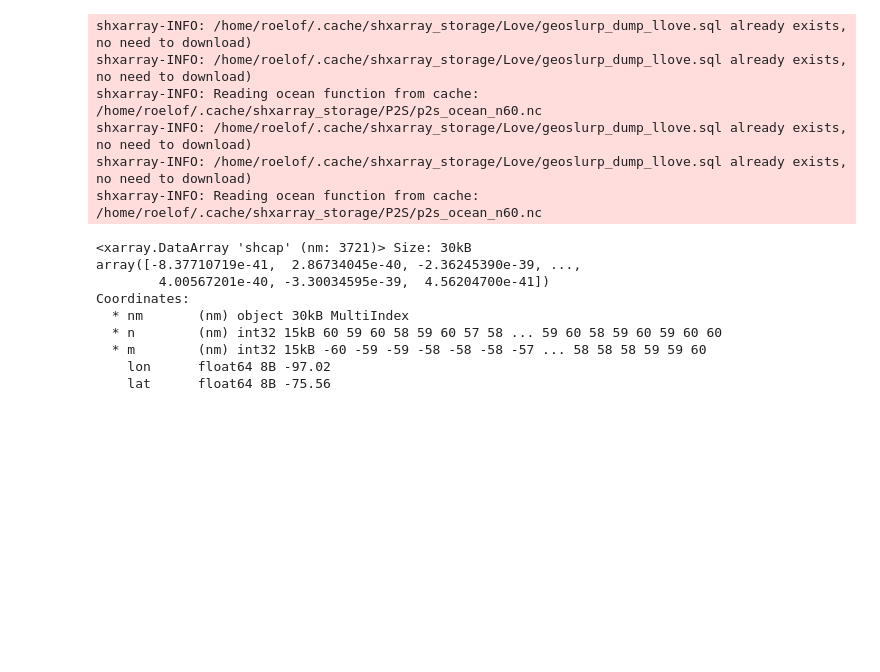
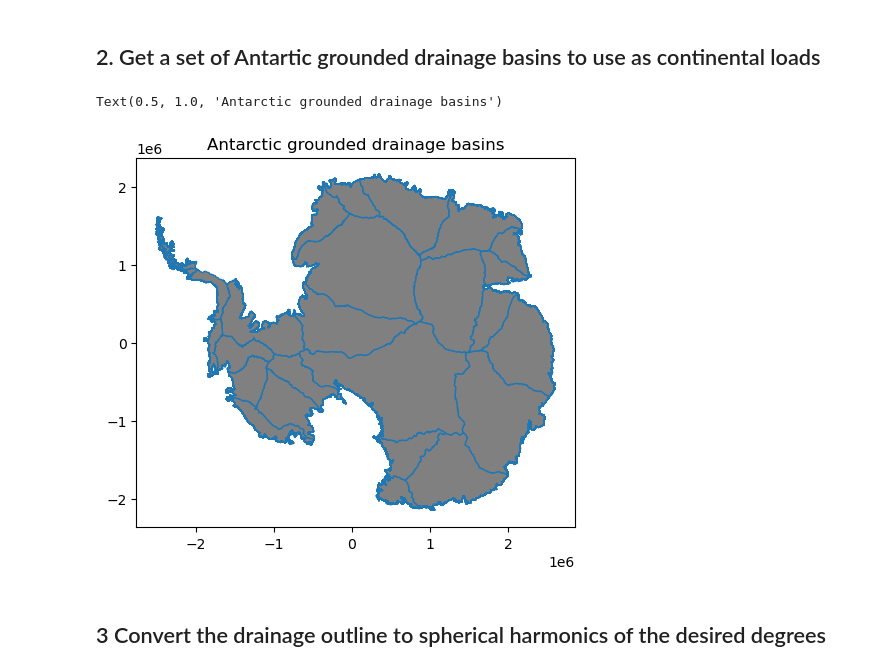
Before and after one commit to ITC-Water-Resources/shxarray, a Jupyter notebook: docs/source/notebooks/SealevelEquation.ipynb, the cells around one changed output. Saved outputs shown, nothing was run; the diff lists cells and outputs as text; code cells hidden in the pictures; blank space fills up the shorter version.

Commit message:
Updated sea level equation notebook and added function to create spherical harmonic coefficients form shapely polygons

```diff
--- a/docs/source/notebooks/SealevelEquation.ipynb
+++ b/docs/source/notebooks/SealevelEquation.ipynb
@@ -50,32 +26,27 @@ Data variables:
-# %%
-sle=SpectralSeaLevelSolver(dsoce.oceansh)
-sle_rot=SpectralSeaLevelSolver(dsoce.oceansh,rotfeedback=True)
-# display(sle.dsearth)
-# %% [output]
-shxarray-INFO: /home/roelof/.cache/shxarray_storage/Love/geoslurp_dump_llove.sql already exists, no need to download)
-shxarray-INFO: /home/roelof/.cache/shxarray_storage/Love/geoslurp_dump_llove.sql already exists, no need to download)
-shxarray-INFO: Reading ocean function from cache: /home/roelof/.cache/shxarray_storage/P2S/p2s_ocean_n60.nc
-shxarray-INFO: /home/roelof/.cache/shxarray_storage/Love/geoslurp_dump_llove.sql already exists, no need to download)
-shxarray-INFO: /home/roelof/.cache/shxarray_storage/Love/geoslurp_dump_llove.sql already exists, no need to download)
-shxarray-INFO: Reading ocean function from cache: /home/roelof/.cache/shxarray_storage/P2S/p2s_ocean_n60.nc
-# %%
-# create a parabolic cap load to test the sea level equation with
-
-capkernel=ParabolicCap(nmax=nmax,psi=4)
-#Antarctica Pine Island glacier location:
-
-lat=-75.56279516301238
-lon=-97.02379918735397
-# position the unit loads on the specified locations on the sphere
-dapine=capkernel.position(lon=lon,lat=lat)
-display(dapine)
-# %% [output]
-<xarray.DataArray 'shcap' (nm: 3721)> Size: 30kB
-array([-8.37710719e-41,  2.86734045e-40, -2.36245390e-39, ...,
-        4.00567201e-40, -3.30034595e-39,  4.56204700e-41])
-Coordinates:
-  * nm       (nm) object 30kB MultiIndex
-  * n        (nm) int32 15kB 60 59 60 58 59 60 57 58 ... 59 60 58 59 60 59 60 60
-  * m        (nm) int32 15kB -60 -59 -59 -58 -58 -58 -57 ... 58 58 58 59 59 60
-    lon      float64 8B -97.02
-    lat      float64 8B -75.56
+# %% [markdown]
+## 2. Get a set of Antartic grounded drainage basins to use as continental loads
+# %%
+# In this example we're loading the drainage basin outlines froma geoslurp database
+# The original datasources can be found at https://earth.gsfc.nasa.gov/cryo/data/polar-altimetry/antarctic-and-greenland-drainage-systems
+from geoslurp.manager import GeoslurpManager
+import geoslurp.tools.pandas
+import pandas as pd
+gsman=GeoslurpManager(dbalias="tunnelmarge")
+tname="cryo.antarc_ddiv_icesat_grnd"
+
+# One can populate the database like this:
+#dsant=gsman.dataset(tname")
+#dsant.pull()
+#dsant.register()
+
+#load the polygons from the databse in a geopandas dataframe NOTE: convert to polar stereographic projection because the polgyon contains the south Pole
+#And this projection is needed when converting to spherical harmonics
+dfant=pd.DataFrame.gslrp.load(gsman.conn,f"SELECT basinid,ST_transform(geom::geometry,3031) as geom FROM {tname}")
+# quick plot of the drainage basin outlines
+ax=dfant.plot(edgecolor="tab:blue",facecolor="grey")
+ax.set_title("Antarctic grounded drainage basins")
+# %% [output]
+Text(0.5, 1.0, 'Antarctic grounded drainage basins')
+[figure, added]
+# %% [markdown]
+## 3 Convert the drainage outline to spherical harmonics of the desired degrees
```
Also changed, not shown: parts of 18 cells of this notebook, 5 other files.
